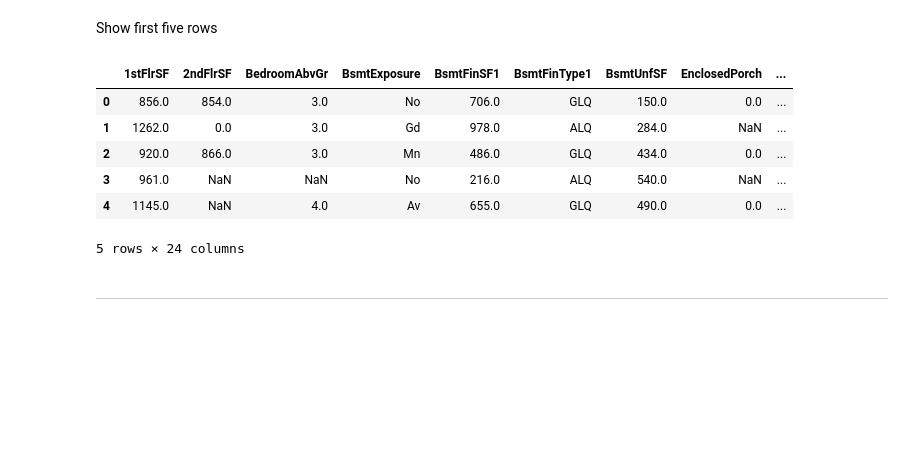
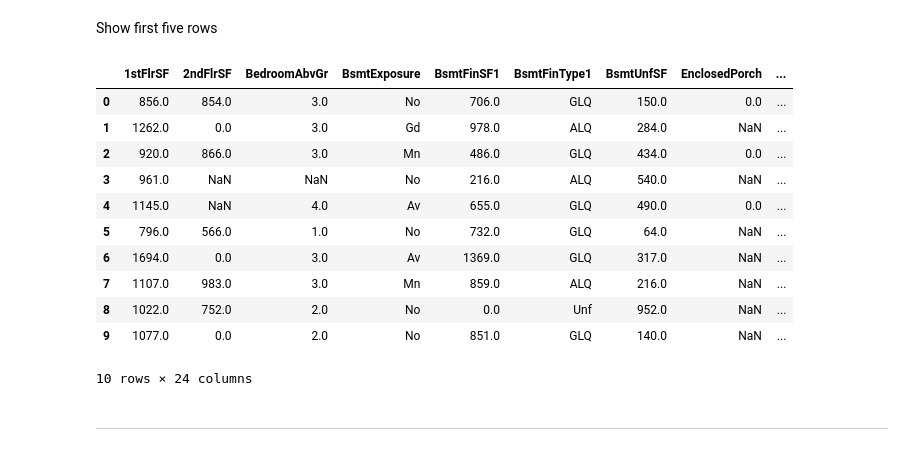
Before and after one commit to faridjos/milestone-project-heritage-housing-issues, a Jupyter notebook: jupyter_notebooks/DataCollection.ipynb, the cells around one changed output. Saved outputs shown, nothing was run; the diff lists cells and outputs as text; code cells hidden in the pictures; blank space fills up the shorter version.

```diff
--- a/jupyter_notebooks/DataCollection.ipynb
+++ b/jupyter_notebooks/DataCollection.ipynb
@@ -163,15 +163,20 @@ memory usage: 273.9+ KB
 # %% [markdown]
 Show first five rows
 # %%
-df.head()
+df.head(10)
 # %% [output]
 |  | 1stFlrSF | 2ndFlrSF | BedroomAbvGr | BsmtExposure | BsmtFinSF1 | BsmtFinType1 | BsmtUnfSF | EnclosedPorch | ... |
 | 0 | 856.0 | 854.0 | 3.0 | No | 706.0 | GLQ | 150.0 | 0.0 | ... |
 | 1 | 1262.0 | 0.0 | 3.0 | Gd | 978.0 | ALQ | 284.0 | NaN | ... |
 | 2 | 920.0 | 866.0 | 3.0 | Mn | 486.0 | GLQ | 434.0 | 0.0 | ... |
 | 3 | 961.0 | NaN | NaN | No | 216.0 | ALQ | 540.0 | NaN | ... |
 | 4 | 1145.0 | NaN | 4.0 | Av | 655.0 | GLQ | 490.0 | 0.0 | ... |
+| 5 | 796.0 | 566.0 | 1.0 | No | 732.0 | GLQ | 64.0 | NaN | ... |
+| 6 | 1694.0 | 0.0 | 3.0 | Av | 1369.0 | GLQ | 317.0 | NaN | ... |
+| 7 | 1107.0 | 983.0 | 3.0 | Mn | 859.0 | ALQ | 216.0 | NaN | ... |
+| 8 | 1022.0 | 752.0 | 2.0 | No | 0.0 | Unf | 952.0 | NaN | ... |
+| 9 | 1077.0 | 0.0 | 2.0 | No | 851.0 | GLQ | 140.0 | NaN | ... |
-5 rows × 24 columns
+10 rows × 24 columns
 # %% [markdown]
 ---
 # %% [markdown]
```
Also changed, not shown: parts of 2 cells of this notebook, 1 other file.
